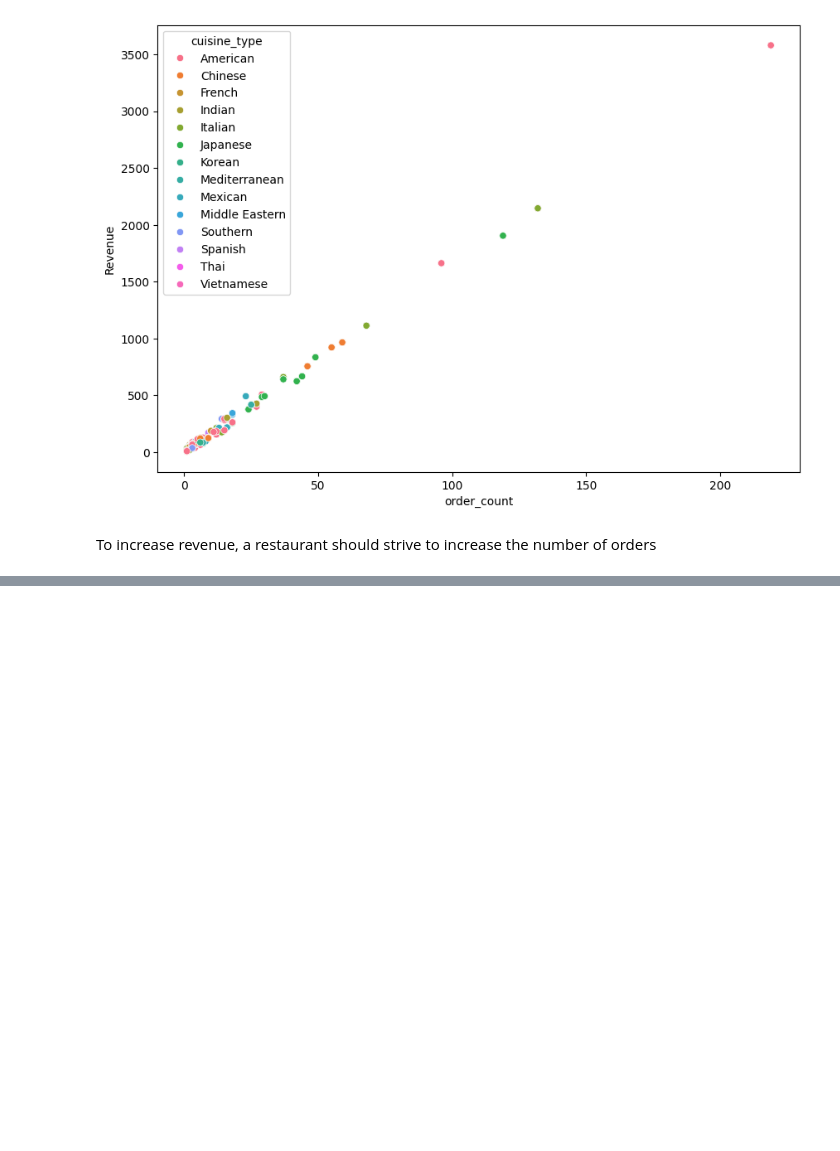
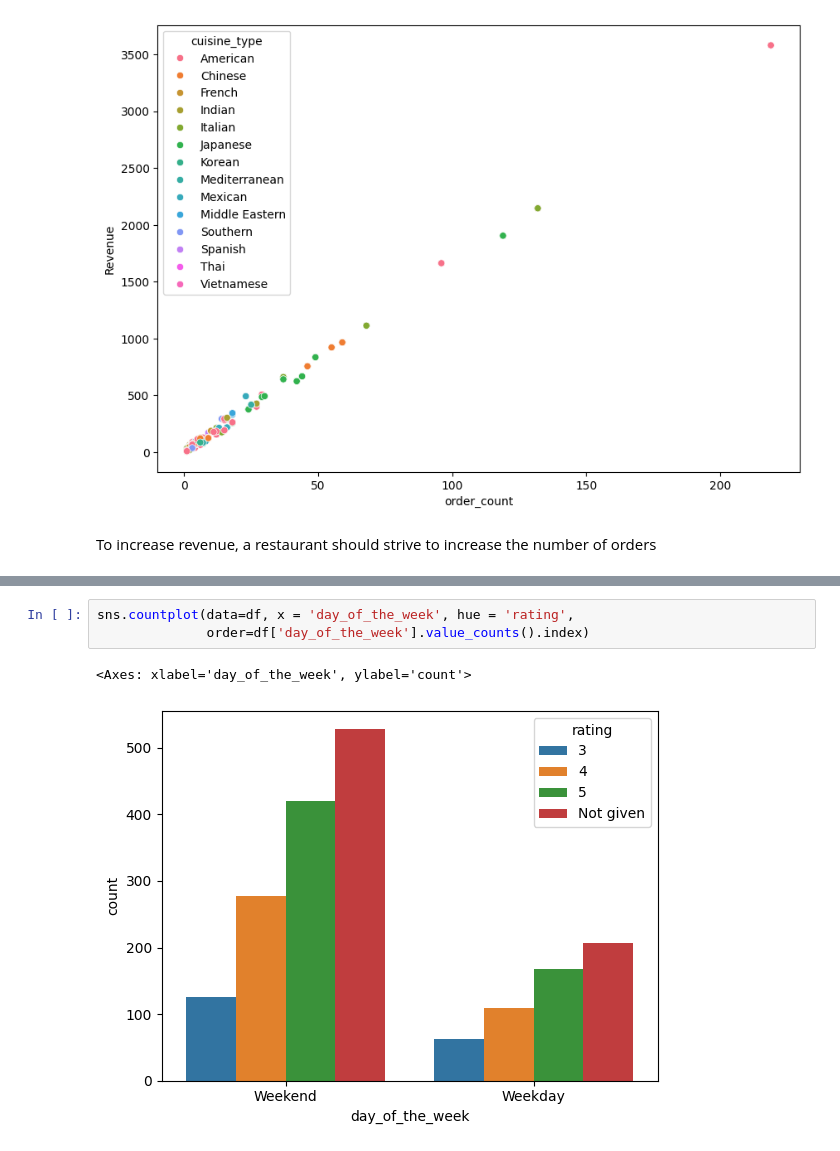
Before and after one commit to chemkemeimyers/PythonProjects, a Jupyter notebook: Refresh/Data_Exploration/FoodDataSetExploration.ipynb, the cells around one changed output, grey strips where cells are left out. Saved outputs shown, nothing was run; the diff lists cells and outputs as text; blank space fills up the shorter version.

```diff
--- a/Refresh/Data_Exploration/FoodDataSetExploration.ipynb
+++ b/Refresh/Data_Exploration/FoodDataSetExploration.ipynb
@@ -470,0 +482,6 @@ To increase revenue, a restaurant should strive to increase the number of orders
+# %%
+sns.countplot(data=df, x = 'day_of_the_week', hue = 'rating',
+              order=df['day_of_the_week'].value_counts().index)
+# %% [output]
+<Axes: xlabel='day_of_the_week', ylabel='count'>
+[figure, added]
```
Also changed, not shown: parts of 38 cells of this notebook.
